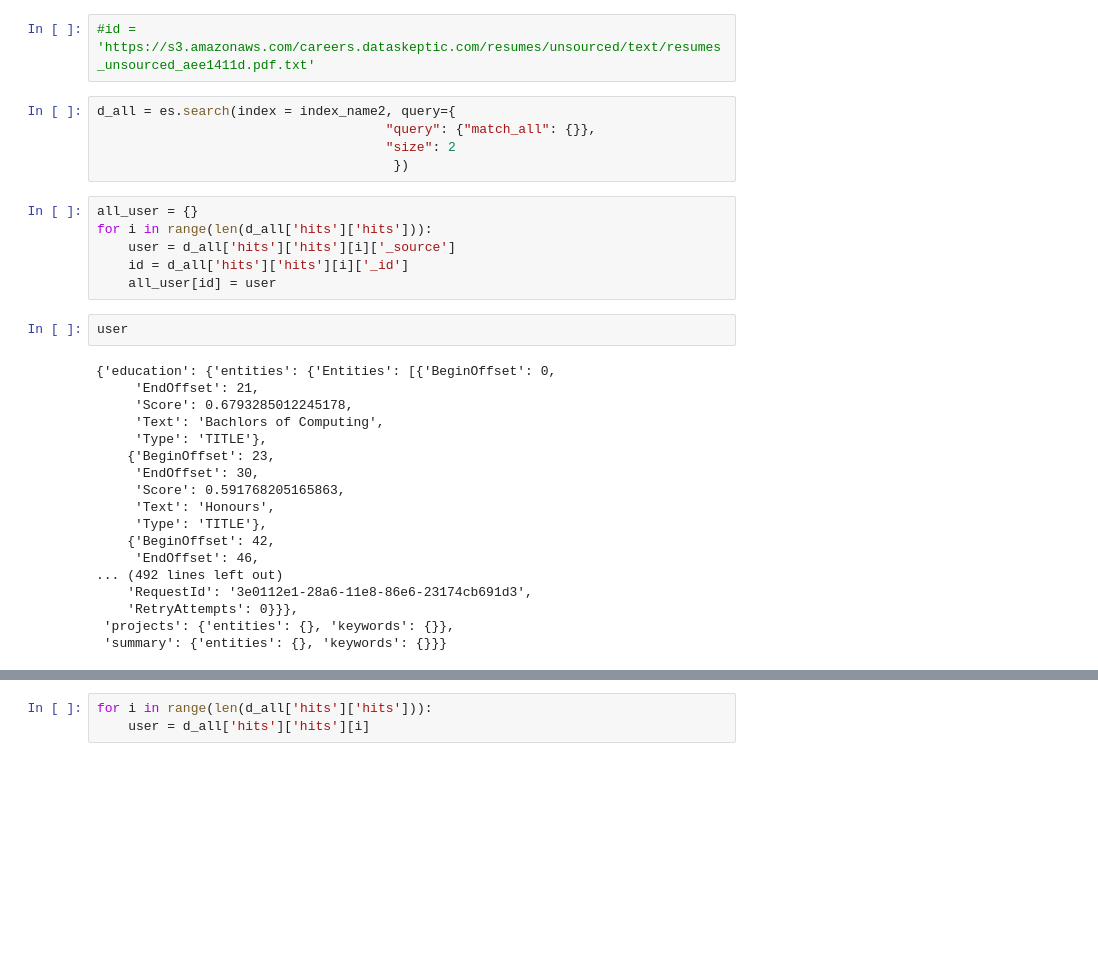
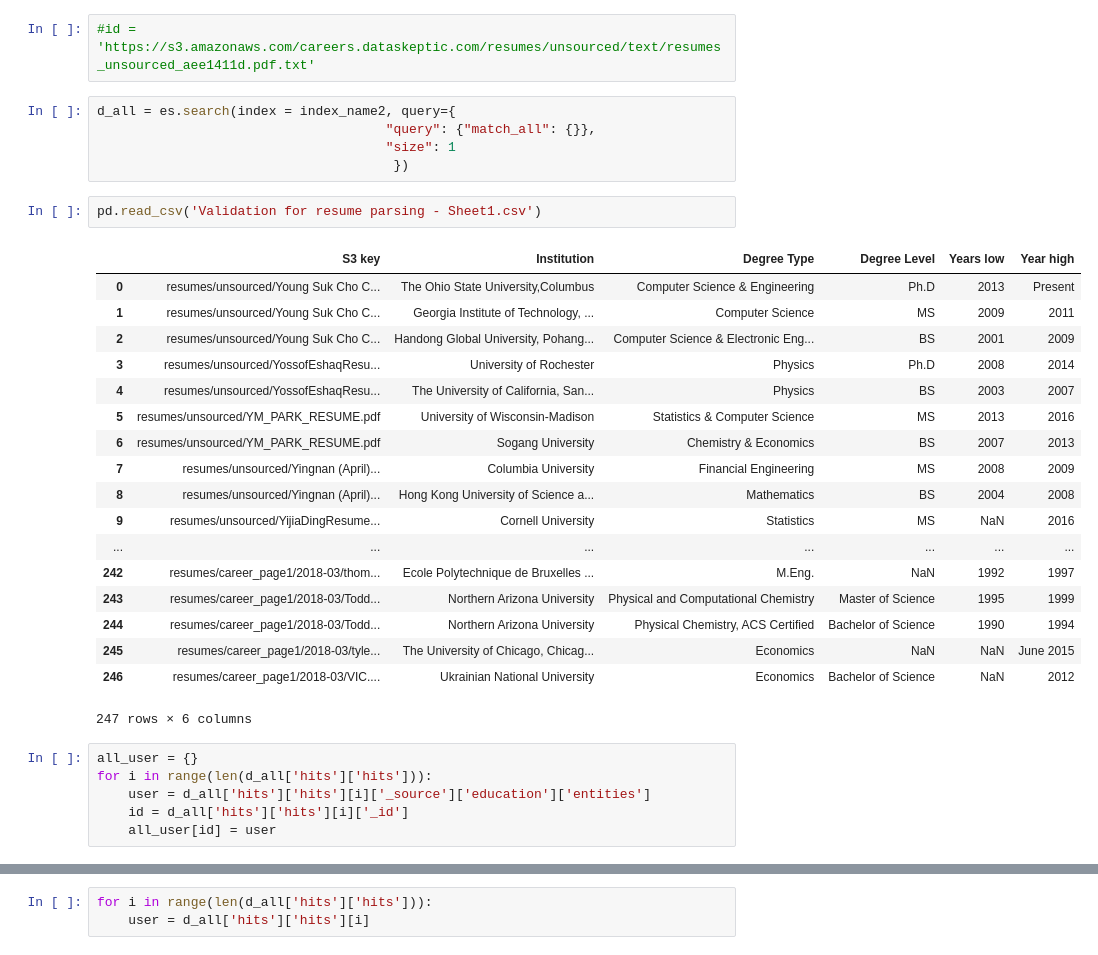
Before and after one commit to data-skeptic/dataskeptic.com, a Jupyter notebook: notebooks/elastic-search-entity.ipynb, the cells around one changed output, grey strips where cells are left out. Saved outputs shown, nothing was run; the diff lists cells and outputs as text; blank space fills up the shorter version.

```diff
--- a/notebooks/elastic-search-entity.ipynb
+++ b/notebooks/elastic-search-entity.ipynb
@@ -23,31 +25,32 @@ es = ElasticSearch(endpoint, port=443)
 # %%
 d_all = es.search(index = index_name2, query={
                                      "query": {"match_all": {}},
-                                     "size": 2
+                                     "size": 1
                                       })
+# %%
+pd.read_csv('Validation for resume parsing - Sheet1.csv')
+# %% [output]
+|  | S3 key | Institution | Degree Type | Degree Level | Years low | Year high |
+| 0 | resumes/unsourced/Young Suk Cho C... | The Ohio State University,Columbus | Computer Science & Engineering | Ph.D | 2013 | Present |
+| 1 | resumes/unsourced/Young Suk Cho C... | Georgia Institute of Technology, ... | Computer Science | MS | 2009 | 2011 |
+| 2 | resumes/unsourced/Young Suk Cho C... | Handong Global University, Pohang... | Computer Science & Electronic Eng... | BS | 2001 | 2009 |
+| 3 | resumes/unsourced/YossofEshaqResu... | University of Rochester | Physics | Ph.D | 2008 | 2014 |
+| 4 | resumes/unsourced/YossofEshaqResu... | The University of California, San... | Physics | BS | 2003 | 2007 |
+| 5 | resumes/unsourced/YM_PARK_RESUME.pdf | University of Wisconsin-Madison | Statistics & Computer Science | MS | 2013 | 2016 |
+| 6 | resumes/unsourced/YM_PARK_RESUME.pdf | Sogang University | Chemistry & Economics | BS | 2007 | 2013 |
+| 7 | resumes/unsourced/Yingnan (April)... | Columbia University | Financial Engineering | MS | 2008 | 2009 |
+| 8 | resumes/unsourced/Yingnan (April)... | Hong Kong University of Science a... | Mathematics | BS | 2004 | 2008 |
+| 9 | resumes/unsourced/YijiaDingResume... | Cornell University | Statistics | MS | NaN | 2016 |
+| ... | ... | ... | ... | ... | ... | ... |
+| 242 | resumes/career_page1/2018-03/thom... | Ecole Polytechnique de Bruxelles ... | M.Eng. | NaN | 1992 | 1997 |
+| 243 | resumes/career_page1/2018-03/Todd... | Northern Arizona University | Physical and Computational Chemistry | Master of Science | 1995 | 1999 |
+| 244 | resumes/career_page1/2018-03/Todd... | Northern Arizona University | Physical Chemistry, ACS Certified | Bachelor of Science | 1990 | 1994 |
+| 245 | resumes/career_page1/2018-03/tyle... | The University of Chicago, Chicag... | Economics | NaN | NaN | June 2015 |
+| 246 | resumes/career_page1/2018-03/VIC.... | Ukrainian National University | Economics | Bachelor of Science | NaN | 2012 |
+247 rows × 6 columns
 # %%
 all_user = {}
 for i in range(len(d_all['hits']['hits'])):
-    user = d_all['hits']['hits'][i]['_source']
+    user = d_all['hits']['hits'][i]['_source']['education']['entities']
     id = d_all['hits']['hits'][i]['_id']
     all_user[id] = user
-# %%
-user
-# %% [output]
-{'education': {'entities': {'Entities': [{'BeginOffset': 0,
-     'EndOffset': 21,
-     'Score': 0.6793285012245178,
-     'Text': 'Bachlors of Computing',
-     'Type': 'TITLE'},
-    {'BeginOffset': 23,
-     'EndOffset': 30,
-     'Score': 0.591768205165863,
-     'Text': 'Honours',
-     'Type': 'TITLE'},
-    {'BeginOffset': 42,
-     'EndOffset': 46,
-... (492 lines left out)
-    'RequestId': '3e0112e1-28a6-11e8-86e6-23174cb691d3',
-    'RetryAttempts': 0}}},
- 'projects': {'entities': {}, 'keywords': {}},
- 'summary': {'entities': {}, 'keywords': {}}}
```
Also changed, not shown: parts of 9 cells of this notebook, 3 other files.
